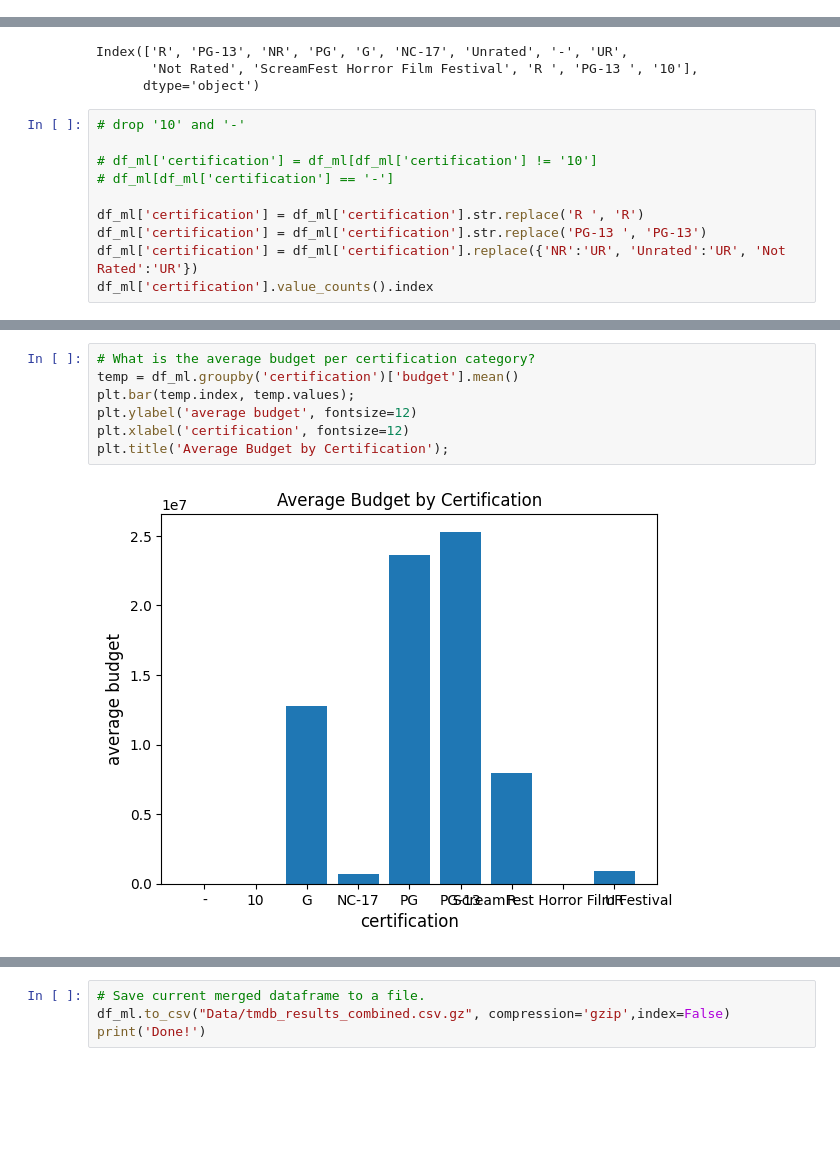
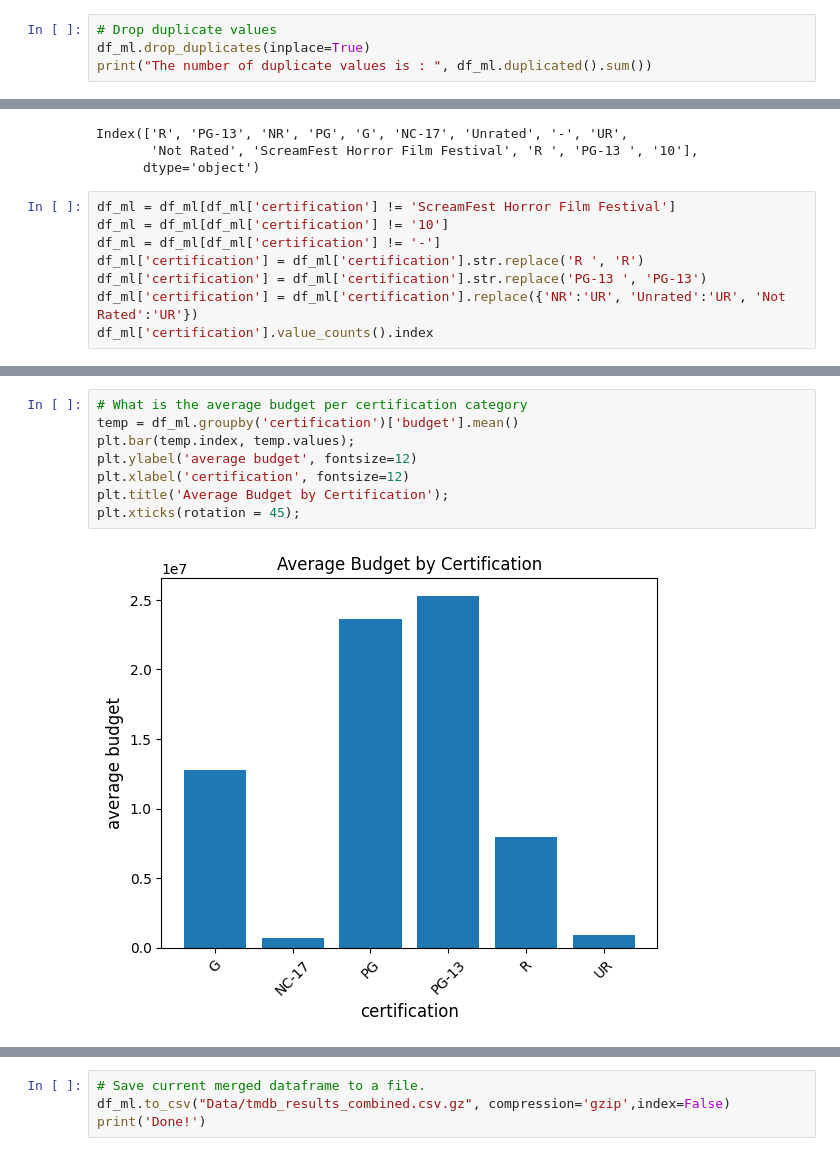
Before and after one commit to zevy613/Final-Project-The-Making-of-a-Successful-Movie, a Jupyter notebook: EDA.ipynb, the cells around one changed output, grey strips where cells are left out. Saved outputs shown, nothing was run; the diff lists cells and outputs as text; blank space fills up the shorter version.

```diff
--- a/EDA.ipynb
+++ b/EDA.ipynb
@@ -53,3 +53,7 @@ The number of rows we have is  53041
 ### Perform cleaning
 # %%
 df_ml = df_combined.copy()
+# %%
+# Drop duplicate values
+df_ml.drop_duplicates(inplace=True)
+print("The number of duplicate values is : ", df_ml.duplicated().sum())
@@ -61,11 +67,9 @@ Index(['R', 'PG-13', 'NR', 'PG', 'G', 'NC-17', 'Unrated', '-', 'UR',
        'Not Rated', 'ScreamFest Horror Film Festival', 'R ', 'PG-13 ', '10'],
       dtype='object')
 # %%
-# drop '10' and '-'
-
-# df_ml['certification'] = df_ml[df_ml['certification'] != '10']
-# df_ml[df_ml['certification'] == '-']
-
+df_ml = df_ml[df_ml['certification'] != 'ScreamFest Horror Film Festival']
+df_ml = df_ml[df_ml['certification'] != '10']
+df_ml = df_ml[df_ml['certification'] != '-']
 df_ml['certification'] = df_ml['certification'].str.replace('R ', 'R')
 df_ml['certification'] = df_ml['certification'].str.replace('PG-13 ', 'PG-13')
 df_ml['certification'] = df_ml['certification'].replace({'NR':'UR', 'Unrated':'UR', 'Not Rated':'UR'})
@@ -99,10 +99,11 @@ plt.xticks(rotation = 45);
 # %%
-# What is the average budget per certification category?
+# What is the average budget per certification category
 temp = df_ml.groupby('certification')['budget'].mean()
 plt.bar(temp.index, temp.values);
 plt.ylabel('average budget', fontsize=12)
 plt.xlabel('certification', fontsize=12)
 plt.title('Average Budget by Certification');
+plt.xticks(rotation = 45);
 # %% [output]
-[figure, old version]
+[figure, new version]
 # %%
```
Also changed, not shown: parts of 6 cells of this notebook, 3 other files.
